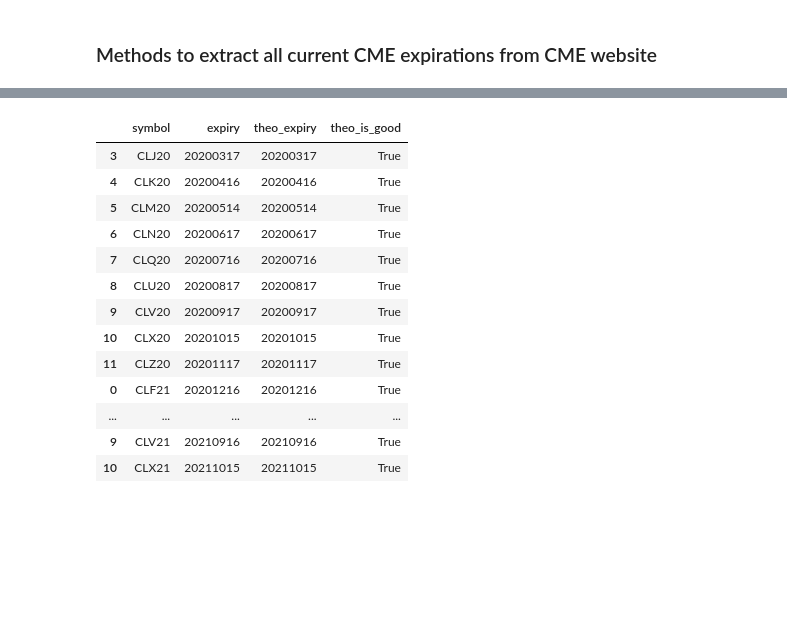
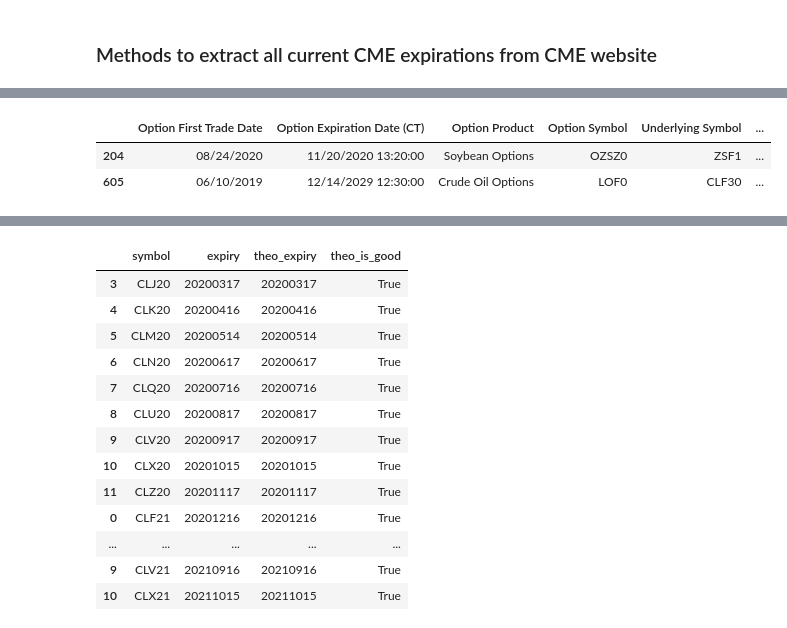
Before and after one commit to bgithub1/barchartacs, a Jupyter notebook: barchartacs/expiry_dates.ipynb, the cells around one changed output, grey strips where cells are left out. Drawn from its saved outputs; the diff is of its cells as text; code cells hidden in the pictures; blank space fills up the shorter version.

```diff
--- a/barchartacs/expiry_dates.ipynb
+++ b/barchartacs/expiry_dates.ipynb
@@ -104,3 +99,9 @@ df_cme_expiry[df_cme_expiry.option_symbol.str.contains(f'LO[{MONTH_CODES}][0-9]{
+# %%
+df_cme_expiry.query("option_symbol in ['OZSZ20','LOF30']")
+# %% [output]
+|  | Option First Trade Date | Option Expiration Date (CT) | Option Product | Option Symbol | Underlying Symbol | ... |
+| 204 | 08/24/2020 | 11/20/2020 13:20:00 | Soybean Options | OZSZ0 | ZSF1 | ... |
+| 605 | 06/10/2019 | 12/14/2029 12:30:00 | Crude Oil Options | LOF0 | CLF30 | ... |
 # %%
 uk_holidays = open('expiration_data/uk_holidays.csv').readlines()
 # uksplit = [','.join([t.strip('\n') for t in l.split(',')]) for l in  uk_holidays]
```
Also changed, not shown: parts of 20 cells of this notebook, 2 other files.
